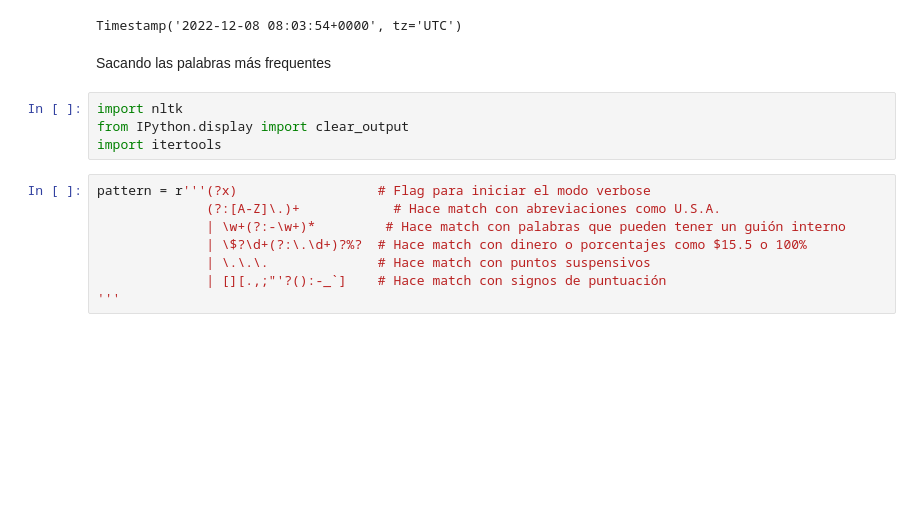
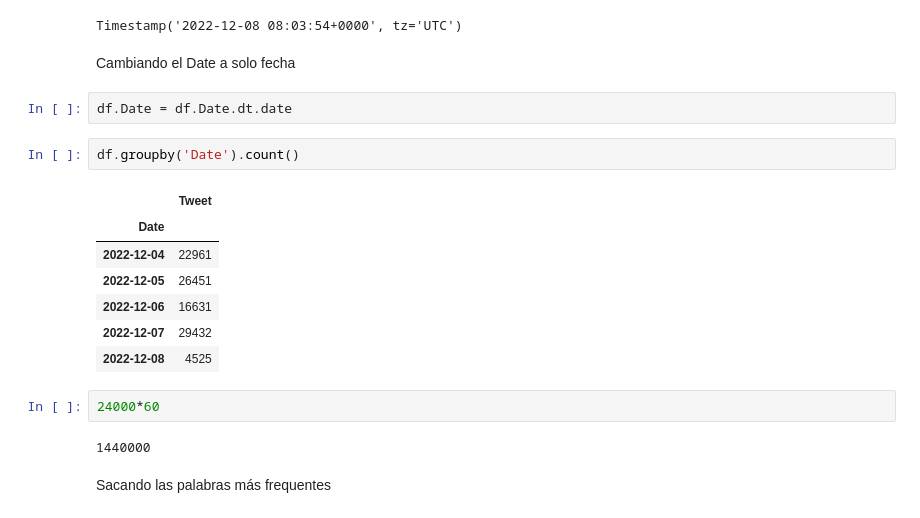
Before and after one commit to nvrancovich/gh22-twitter-PLN, a Jupyter notebook: notebooks/menciones.ipynb, the cells around one changed output. Cells and saved outputs as stored; diff of their text form; blank space fills up the shorter version.

```diff
--- a/notebooks/menciones.ipynb
+++ b/notebooks/menciones.ipynb
@@ -25,17 +25,23 @@ df.Date = df.Date - pd.Timedelta(hours=3)
 df.Date[0]
 # %% [output]
 Timestamp('2022-12-08 08:03:54+0000', tz='UTC')
+# %% [markdown]
+Cambiando el Date a solo fecha
+# %%
+df.Date = df.Date.dt.date
+# %%
+df.groupby('Date').count()
+# %% [output]
+|  | Tweet |
+| Date |  |
+| 2022-12-04 | 22961 |
+| 2022-12-05 | 26451 |
+| 2022-12-06 | 16631 |
+| 2022-12-07 | 29432 |
+| 2022-12-08 | 4525 |
+# %%
+24000*60
+# %% [output]
+1440000
 # %% [markdown]
 Sacando las palabras más frequentes
-# %%
-import nltk
-from IPython.display import clear_output
-import itertools
-# %%
-pattern = r'''(?x)                  # Flag para iniciar el modo verbose
-              (?:[A-Z]\.)+            # Hace match con abreviaciones como U.S.A.
-              | \w+(?:-\w+)*         # Hace match con palabras que pueden tener un guión interno
-              | \$?\d+(?:\.\d+)?%?  # Hace match con dinero o porcentajes como $15.5 o 100%
-              | \.\.\.              # Hace match con puntos suspensivos
-              | [][.,;"'?():-_`]    # Hace match con signos de puntuación
-'''
```
Also changed, not shown: parts of 23 cells of this notebook.
